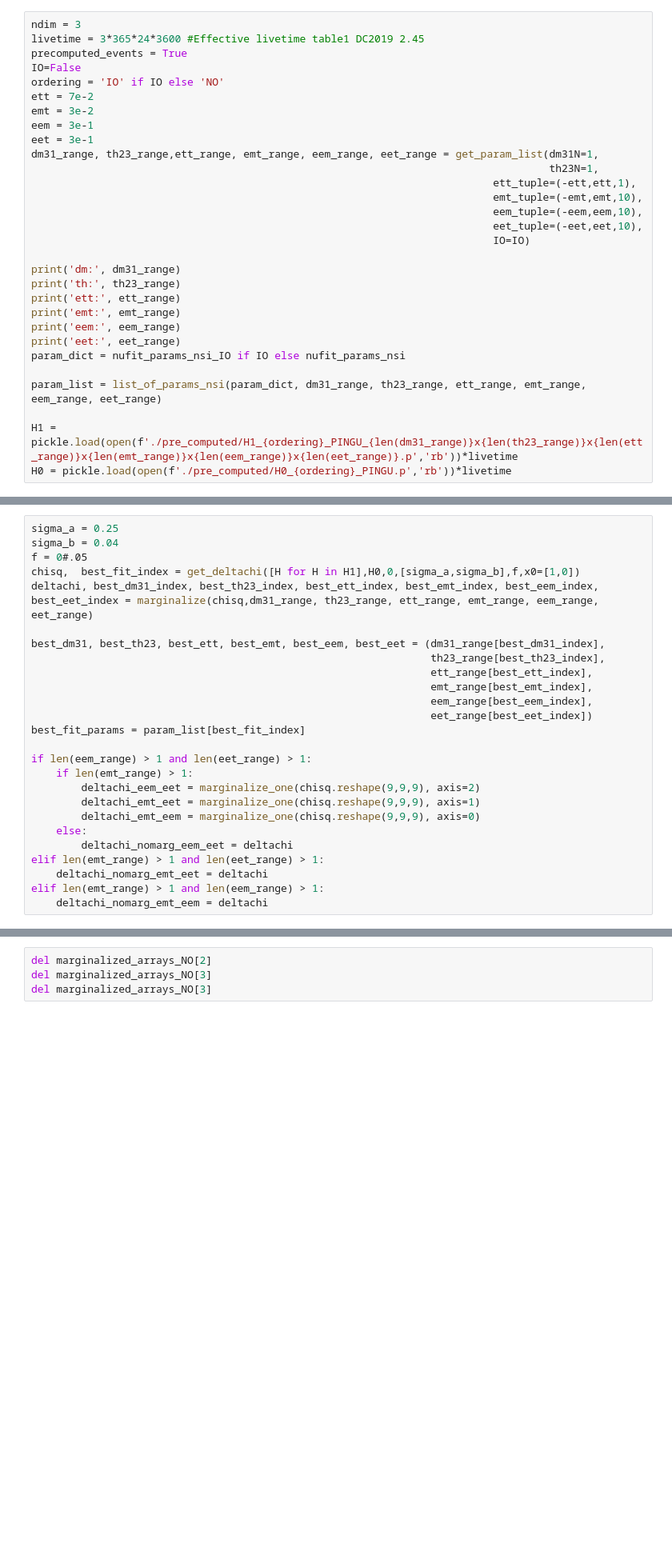
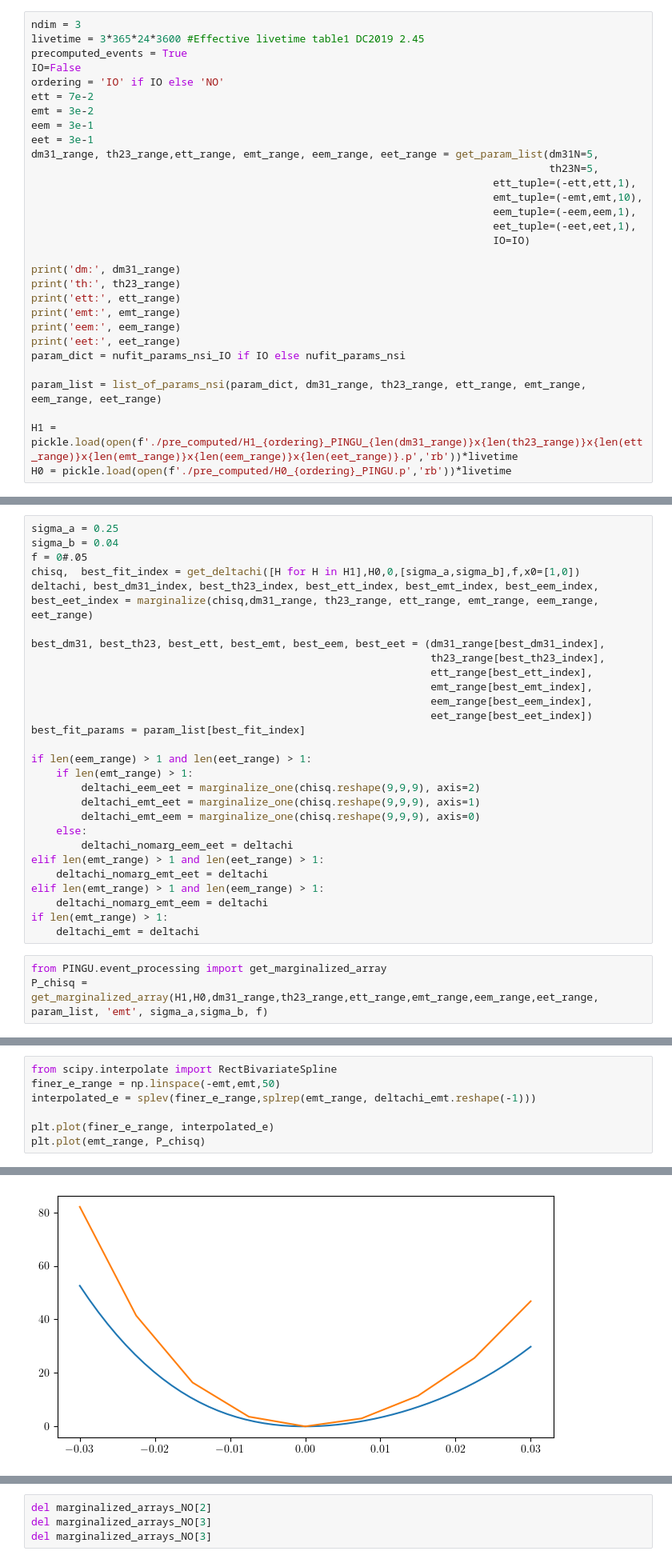
Before and after one commit to Sjoeborg/thesis, a Jupyter notebook: notebooks/PINGU/analysis.ipynb, the cells around one changed output, grey strips where cells are left out. Shown at 80% size. Drawn from its saved outputs; the diff is of its cells as text; blank space fills up the shorter version.

```diff
--- a/notebooks/PINGU/analysis.ipynb
+++ b/notebooks/PINGU/analysis.ipynb
@@ -34,12 +34,12 @@ ett = 7e-2
 emt = 3e-2
 eem = 3e-1
 eet = 3e-1
-dm31_range, th23_range,ett_range, emt_range, eem_range, eet_range = get_param_list(dm31N=1,
-                                                                                   th23N=1,
+dm31_range, th23_range,ett_range, emt_range, eem_range, eet_range = get_param_list(dm31N=5,
+                                                                                   th23N=5,
                                                                           ett_tuple=(-ett,ett,1),
                                                                           emt_tuple=(-emt,emt,10),
-                                                                          eem_tuple=(-eem,eem,10),
-                                                                          eet_tuple=(-eet,eet,10),
+                                                                          eem_tuple=(-eem,eem,1),
+                                                                          eet_tuple=(-eet,eet,1),
                                                                           IO=IO)
 
 print('dm:', dm31_range)
@@ -87,3 +87,8 @@ elif len(emt_range) > 1 and len(eet_range) > 1:
     deltachi_nomarg_emt_eet = deltachi
 elif len(emt_range) > 1 and len(eem_range) > 1:
     deltachi_nomarg_emt_eem = deltachi
+if len(emt_range) > 1:
+    deltachi_emt = deltachi
+# %%
+from PINGU.event_processing import get_marginalized_array
+P_chisq = get_marginalized_array(H1,H0,dm31_range,th23_range,ett_range,emt_range,eem_range,eet_range, param_list, 'emt', sigma_a,sigma_b, f)
@@ -89,0 +99,8 @@ elif len(emt_range) > 1 and len(eem_range) > 1:
+# %%
+from scipy.interpolate import RectBivariateSpline
+finer_e_range = np.linspace(-emt,emt,50)
+interpolated_e = splev(finer_e_range,splrep(emt_range, deltachi_emt.reshape(-1)))
+
+plt.plot(finer_e_range, interpolated_e)
+plt.plot(emt_range, P_chisq)
+# %% [output]
@@ -90,3 +108,4 @@ elif len(emt_range) > 1 and len(eem_range) > 1:
+[figure, added]
 # %%
 from scipy.interpolate import RectBivariateSpline
 x = eem_range
```
Also changed, not shown: parts of 6 cells of this notebook, 15 other files.
